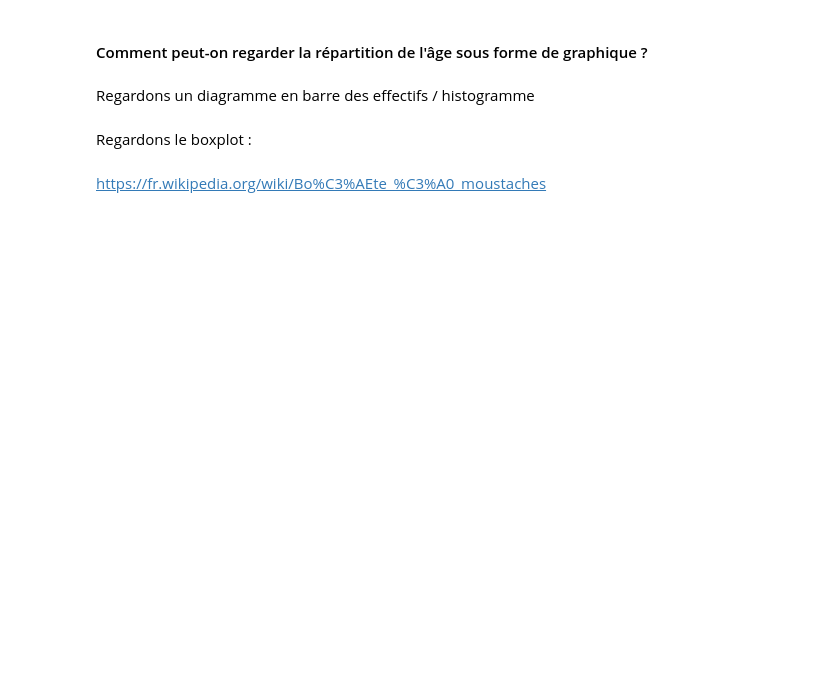
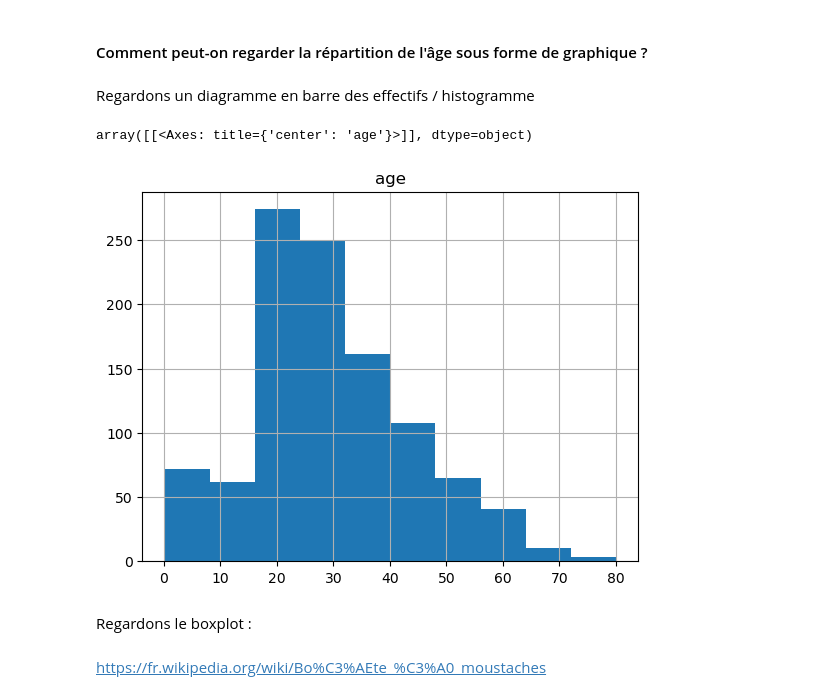
Before and after one commit to thomasmari/DataS3PG, a Jupyter notebook: module/8.Stats/Tests_d_hypothese_3/Tests d_hypothèses.ipynb, the cells around one changed output. Drawn from its saved outputs; the diff is of its cells as text; code cells hidden in the pictures; blank space fills up the shorter version.

```diff
--- a/module/8.Stats/Tests_d_hypothese_3/Tests d_hypothèses.ipynb
+++ b/module/8.Stats/Tests_d_hypothese_3/Tests d_hypothèses.ipynb
@@ -309,6 +340,11 @@ Regardons le résumé statistiques :
 #### Comment peut-on regarder la répartition de l'âge sous forme de graphique ?
 # %% [markdown]
 Regardons un diagramme en barre des effectifs / histogramme
+# %%
+df[['age']].hist()
+# %% [output]
+array([[<Axes: title={'center': 'age'}>]], dtype=object)
+[figure, added]
 # %% [markdown]
 Regardons le boxplot :
 # %% [markdown]
```
Also changed, not shown: parts of 28 cells of this notebook.
